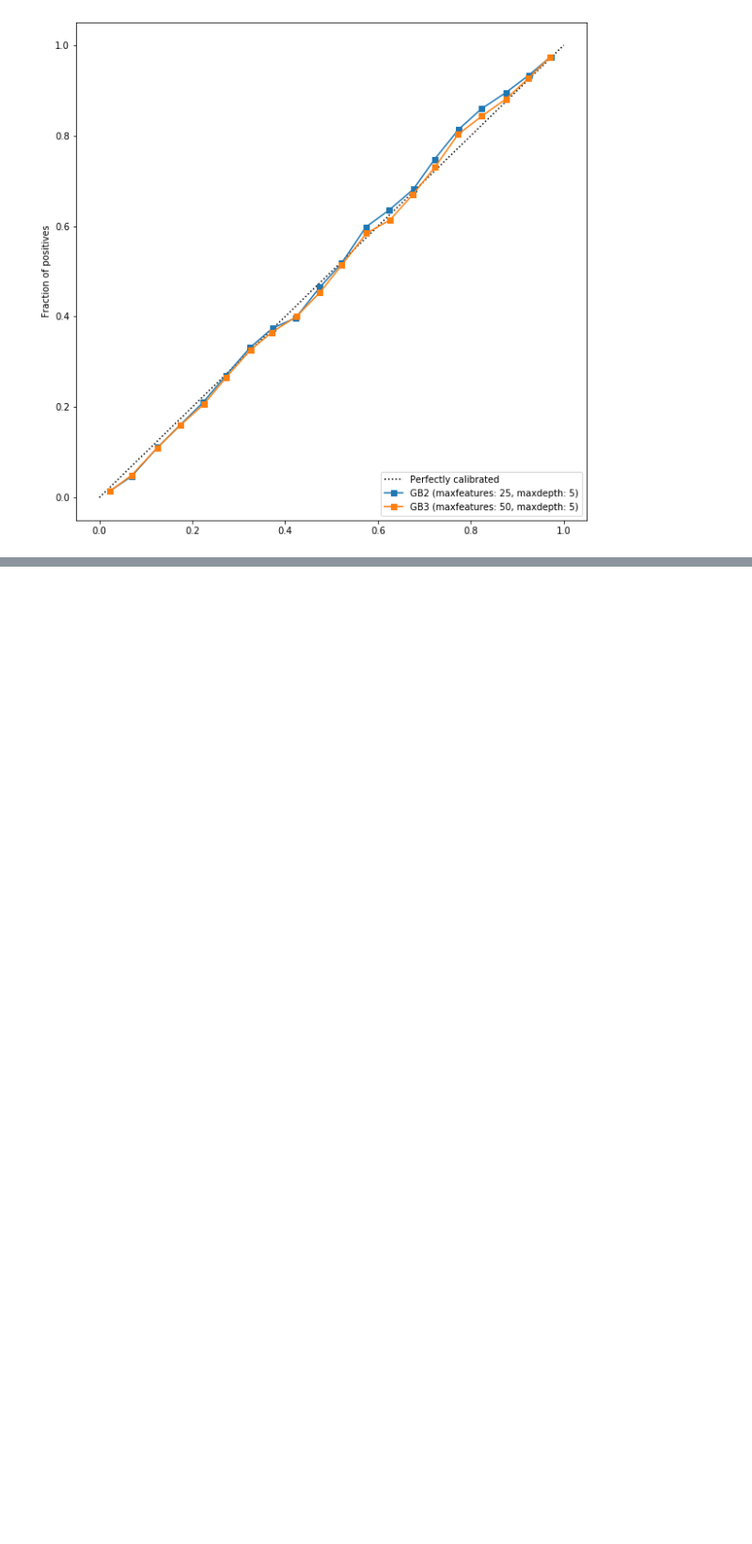
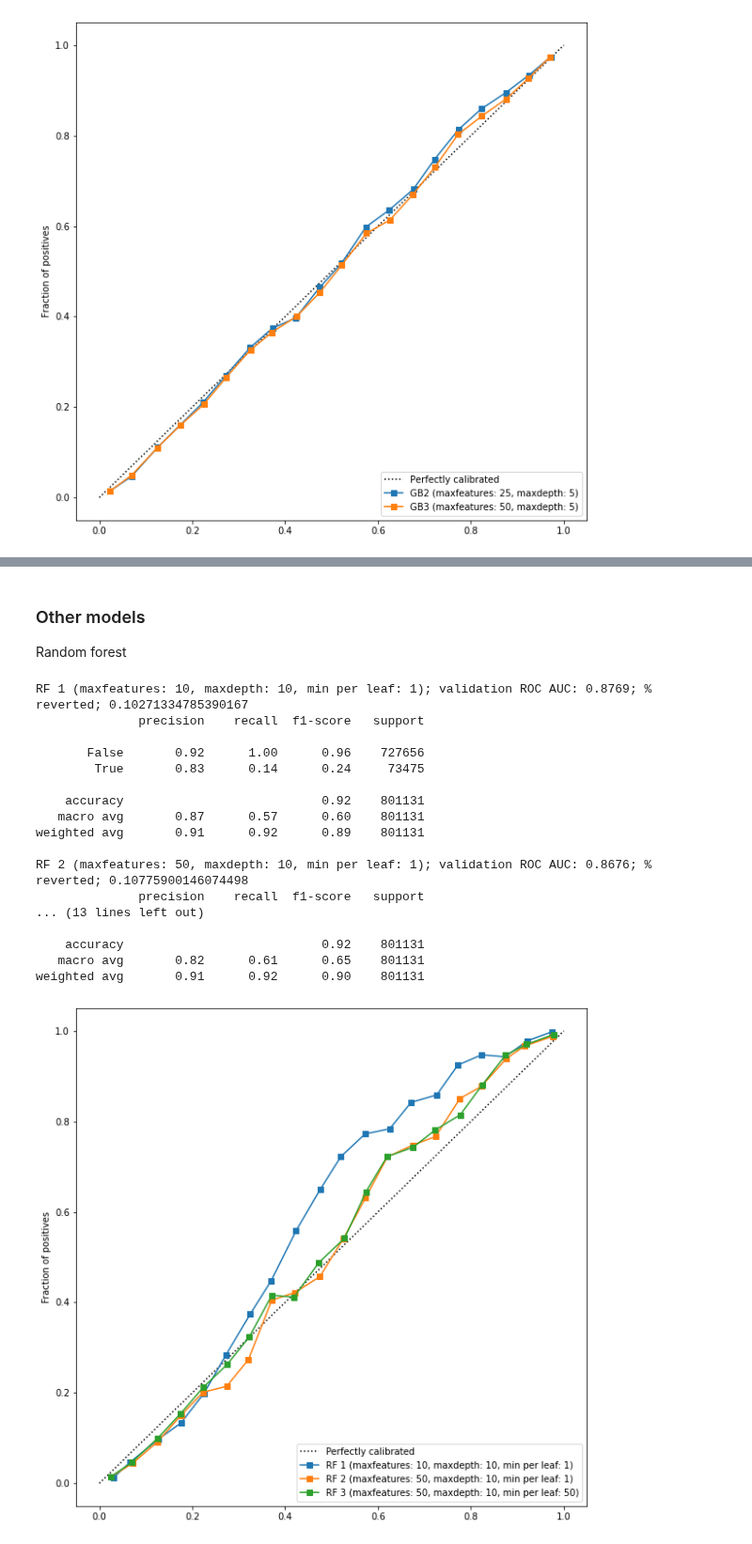
Before and after one commit to levon003/wiki-ores-feedback, a Jupyter notebook: notebook/audit/RevertClassification-Demo_SHW.ipynb, the cells around one changed output, grey strips where cells are left out. Shown at 94% size. Drawn from its saved outputs; the diff is of its cells as text; code cells hidden in the pictures; blank space fills up the shorter version.

```diff
--- a/notebook/audit/RevertClassification-Demo_SHW.ipynb
+++ b/notebook/audit/RevertClassification-Demo_SHW.ipynb
@@ -579,0 +641,51 @@ GB3 (maxfeatures: 50, maxdepth: 5); validation ROC AUC: 0.8819; % reverted; 0.10
+# %% [markdown]
+### Other models
+Random forest
+# %%
+RF1_results = pd.read_pickle('/export/scratch2/wastv004/wiki-ores-feedback/RF_100_10_10_1.pkl')
+RF2_results = pd.read_pickle('/export/scratch2/wastv004/wiki-ores-feedback/RF_100_50_10_1.pkl')
+RF3_results = pd.read_pickle('/export/scratch2/wastv004/wiki-ores-feedback/RF_100_50_10_50.pkl')
+# %%
+fig = plt.figure(0, figsize=(10, 10))
+ax = plt.subplot2grid((1, 1), (0, 0), rowspan=1)
+
+ax.plot([0, 1], [0, 1], "k:", label="Perfectly calibrated")
+
+for results, clf in [[RF1_results, 'RF 1 (maxfeatures: 10, maxdepth: 10, min per leaf: 1)'],
+                    [RF2_results, 'RF 2 (maxfeatures: 50, maxdepth: 10, min per leaf: 1)'],
+                    [RF3_results, 'RF 3 (maxfeatures: 50, maxdepth: 10, min per leaf: 50)']]:
+    labels = results['test_label']
+    pred = results['test_calib']
+    frac_of_pos, mean_pred_value = sklearn.calibration.calibration_curve(labels, pred, n_bins=20)
+
+    ax.plot(mean_pred_value, frac_of_pos, "s-", label=clf)
+    ax.set_ylabel("Fraction of positives")
+
+    acc_test = np.sum(pred == labels) / len(pred)
+    roc_auc = sklearn.metrics.roc_auc_score(labels, pred)
+    print(f"{clf}; validation ROC AUC: {roc_auc:.4f}; % reverted; {np.sum(pred) / len(labels)}")
+    print(sklearn.metrics.classification_report(results['test_label'], results['test_pred']))
+
+ax.set_ylim([-0.05, 1.05])
+ax.legend(loc="lower right")
+
+plt.show()
+# %% [output]
+RF 1 (maxfeatures: 10, maxdepth: 10, min per leaf: 1); validation ROC AUC: 0.8769; % reverted; 0.10271334785390167
+              precision    recall  f1-score   support
+
+       False       0.92      1.00      0.96    727656
+        True       0.83      0.14      0.24     73475
+
+    accuracy                           0.92    801131
+   macro avg       0.87      0.57      0.60    801131
+weighted avg       0.91      0.92      0.89    801131
+
+RF 2 (maxfeatures: 50, maxdepth: 10, min per leaf: 1); validation ROC AUC: 0.8676; % reverted; 0.10775900146074498
+              precision    recall  f1-score   support
+... (13 lines left out)
+
+    accuracy                           0.92    801131
+   macro avg       0.82      0.61      0.65    801131
+weighted avg       0.91      0.92      0.90    801131
+[figure, added]
```
Also changed, not shown: parts of 5 cells of this notebook.
